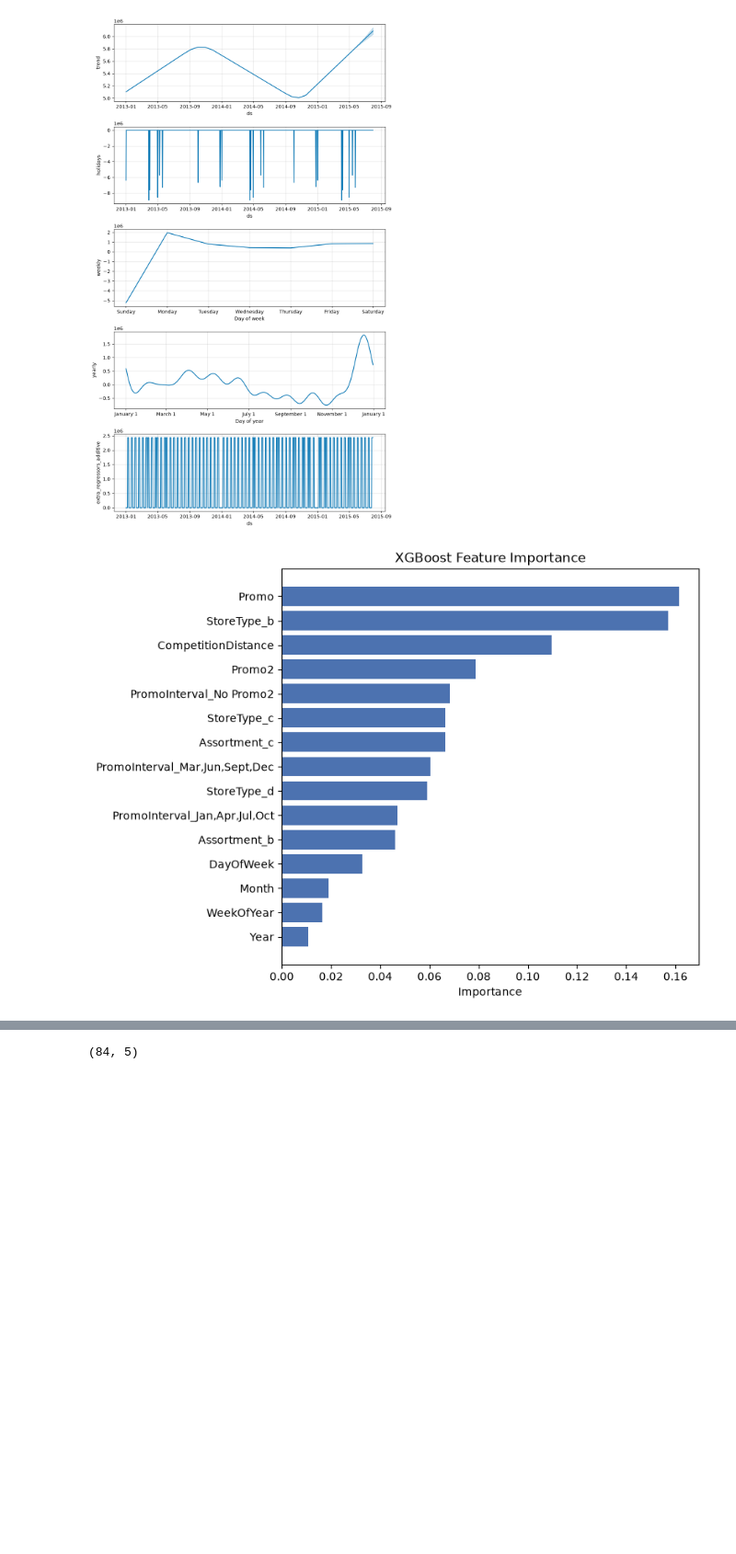
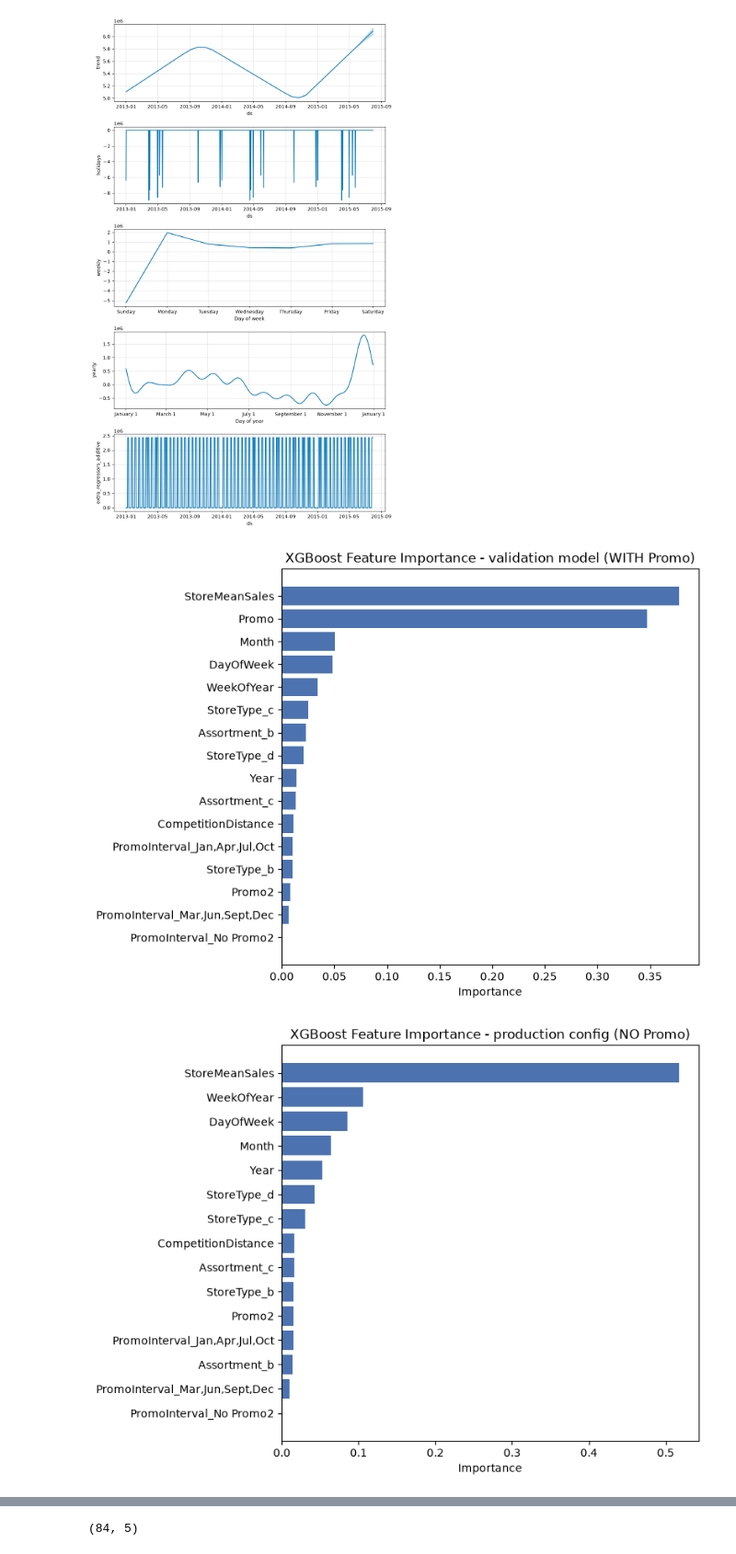
Before and after one commit to Venkatavishnuvardhanthota/rossmann-sales-forecasting, a Jupyter notebook: notebooks/02_forecasting_models.ipynb, the cells around one changed output, grey strips where cells are left out. Shown at 92% size. Saved outputs shown, nothing was run; the diff lists cells and outputs as text; code cells hidden in the pictures; blank space fills up the shorter version.

Commit message:
Finalize Rossmann pipeline: SQL, notebooks, dashboard and README

```diff
--- a/notebooks/02_forecasting_models.ipynb
+++ b/notebooks/02_forecasting_models.ipynb
@@ -580,15 +629,8 @@ print(search.best_params_)
 # %%
-# Cell 25 - Fit XGBoost using the best parameters found by the
-# time-series-safe randomized search, and evaluate on the same
-# validation set for a fair comparison against every prior attempt
+# Cell 25 - Fit the final WITH-Promo XGBoost using the best parameters from the date-grouped
+# search and evaluate on the same validation set as every prior attempt
 
-xgb_model_final = xgb.XGBRegressor(
-    subsample=0.8,
-    n_estimators=200,
-    max_depth=8,
-    colsample_bytree=0.8,
-    random_state=42
-)
+xgb_model_final = xgb.XGBRegressor(**best_params, random_state=42)
 xgb_model_final.fit(X_train, y_train)
 
 y_pred_final = xgb_model_final.predict(X_val)
@@ -732,21 +808,28 @@ plt.show()
 # %% [output]
 [figure]
 # %%
-# Cell 31 - Bar chart of XGBoost's feature importances, showing which inputs actually drove
-# predictions (e.g. does DayOfWeek or StoreType_b rank highly, matching earlier EDA findings)
+# Cell 31 - Feature importance for BOTH XGBoost variants, each labelled with the feature set
+# it was trained on, so the with-Promo ranking isn't mistaken for the production model's
 
-importances = pd.Series(xgb_model_final.feature_importances_, index=features)
-importances = importances.sort_values(ascending=True)
+def plot_importance(model, feats, title, path):
+    imp = pd.Series(model.feature_importances_, index=feats).sort_values(ascending=True)
+    plt.figure(figsize=(8, 6))
+    plt.barh(imp.index, imp.values, color='#4C72B0')
+    plt.title(title)
+    plt.xlabel('Importance')
+    plt.tight_layout()
+    plt.savefig(path, dpi=150, bbox_inches='tight')
+    plt.show()
 
-plt.figure(figsize=(8, 6))
-plt.barh(importances.index, importances.values, color='#4C72B0')
-plt.title('XGBoost Feature Importance')
-plt.xlabel('Importance')
-plt.tight_layout()
-plt.savefig('../outputs/charts/31_xgb_feature_importance.png', dpi=150, bbox_inches='tight')
-plt.show()
+plot_importance(xgb_model_final, features,
+                'XGBoost Feature Importance - validation model (WITH Promo)',
+                '../outputs/charts/31_xgb_feature_importance.png')
+plot_importance(xgb_nopromo, features_nopromo,
+                'XGBoost Feature Importance - production config (NO Promo)',
+                '../outputs/charts/31b_xgb_feature_importance_nopromo.png')
 # %% [output]
-[figure, old version]
+[figure, new version]
+[figure, added]
 # %% [markdown]
 ## Visualizations
 
```
Also changed, not shown: parts of 44 cells of this notebook, 30 other files.
